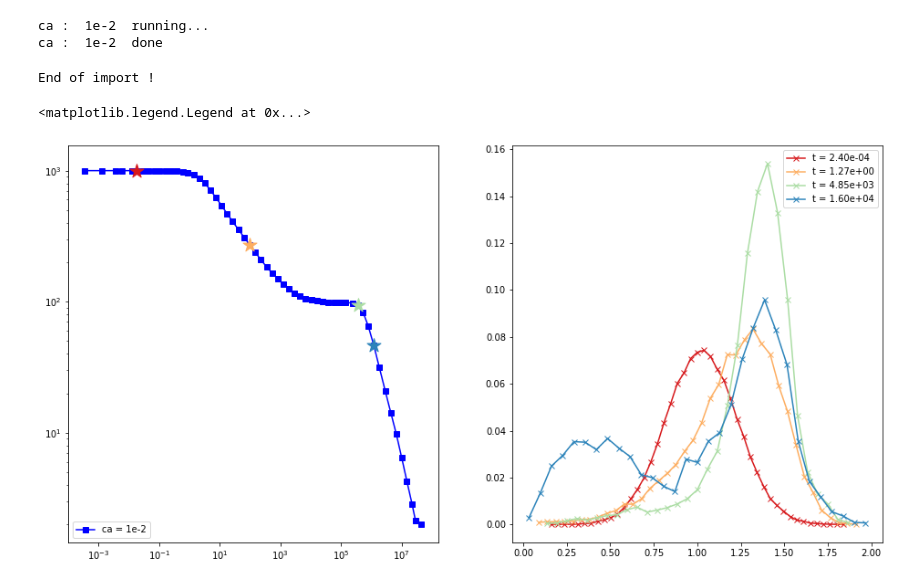
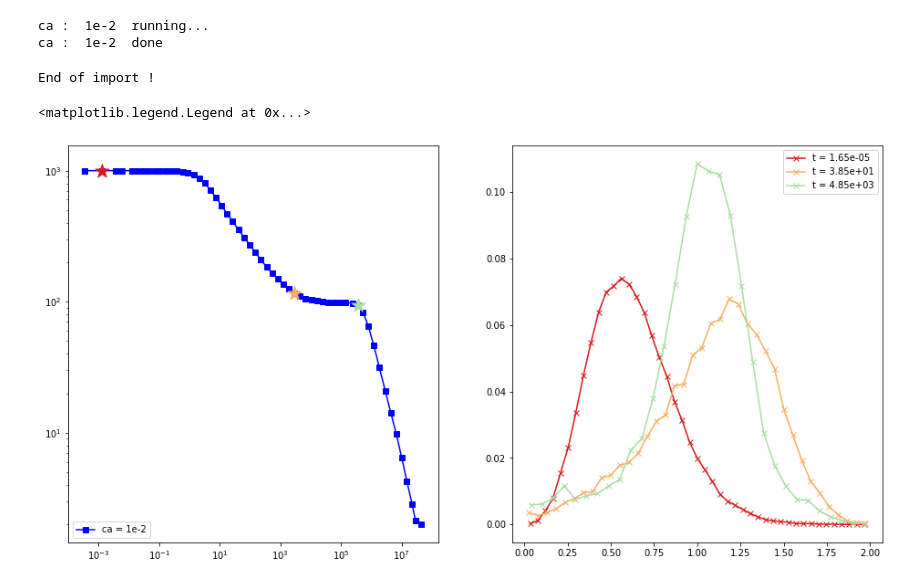
Before and after one commit to VirtualEmbryo/hydroosmotic_chain, a Jupyter notebook: _notebook/osmotic - pumping.ipynb, the cells around one changed output. Cells and saved outputs as stored; diff of their text form; code cells hidden in the pictures.

```diff
--- a/_notebook/osmotic - pumping.ipynb
+++ b/_notebook/osmotic - pumping.ipynb
@@ -529,7 +529,8 @@ def make_step_dict(T_dict, time_plot_list, npts, nsim) :
             step_dict[n][k] = np.argmin(np.abs(T_dict[k] - time_plot_list[n]))
     return step_dict
 
-def calc_distrib(time, folder) :
+def calc_distrib(time, folder, area = False) :
+    global mu
     dat = {}
     for elem in os.listdir(folder) :
         if elem.startswith('run') :
@@ -542,21 +543,26 @@ def calc_distrib(time, folder) :
     new_L = np.concatenate([dat[k][1][1:] for k in dat.keys()])
     bins = np.max([10, 10+int(np.log10(len(new_L)))*7])
 
-    y, x = np.histogram(new_L, bins=bins, weights=np.ones_like(new_L)/len(new_L))
+    if area :
+        new_A = new_L**2 / mu
+        y, x = np.histogram(new_A, bins=bins, weights=np.ones_like(new_A)/len(new_A))
+    else :
+        y, x = np.histogram(new_L, bins=bins, weights=np.ones_like(new_L)/len(new_L))
     x = 0.5*(x[1:]+x[:-1])
     distrib = [x, y]
     return distrib
 # %%
 NT_p = {}
 #chis, chiv = 50, 50
-chis, chiv = 1, 50
+chis, chiv = 5, 500
 #for ca in ['1e-2', '1e-1', '1e0', '1e1'] :
 for ca in ['1e-2'] :
     print('ca : ', ca, ' running...', end='\n')
     NT_p[ca] = {}
     if ca != 10 :
         for n in range(20) :
-            filename = os.path.join(main_dir, 'N1000', 'chiv'+str(chiv)+'_chis'+str(chis), 'ca'+ca, 'run'+str(n).zfill(4), 'sim_nlum.dat')
+            #filename = os.path.join(main_dir, 'N1000', 'chiv'+str(chiv)+'_chis'+str(chis), 'ca'+ca, 'run'+str(n).zfill(4), 'sim_nlum.dat')
+            filename = os.path.join('/Users/mathieuleverge/git/chain_lumen/_data/osmotic/N1000/ell10', 'chiv'+str(chiv)+'_chis'+str(chis), 'run'+str(n).zfill(4), 'sim_nlum.dat')
             NT_p[ca][n] = np.loadtxt(filename)
 
     else :
@@ -572,11 +578,11 @@ wmax_dict = {'1e-2' : 6, '1e-1' : 5, '1e0' : 4, '1e1' : 3}
 npts = 60
 
 #steps = [10, 20, 27, 30]
-steps = [5, 25, 44, 47]
+steps = [1, 33, 44]
 col_steps = {steps[0] : '#d7191c',
              steps[1] : '#fdae61',
              steps[2] : '#abdda4',
-             steps[3] : '#2b83ba',
+             #steps[3] : '#2b83ba',
              #steps[4] : '#F27FBE',
             }
 
@@ -597,32 +603,32 @@ for ca in [ca] :
     #T=1
     index_array = gen_index_array(NT_p[ca][0], npts)
     res_avg, res_std = an.batch(data_dict=NT_p[ca], wmin=wmin, wmax=wmax, nwindow=npts)
     #print(res_avg)
     ax[0].plot(res_avg[:, 0]/T, res_avg[:, 1], marker='s', color = ca_dict[float(ca)][1], label = 'ca = '+str(ca))
     if ca == '1e-2' :
         for s in steps :
             ax[0].scatter(res_avg[s, 0]/T, res_avg[s, 1], color=col_steps[s], zorder=10, marker='*', s=250)
             if os.path.isfile('Nt_avg_chiv'+str(chiv)+'_chis'+str(chis)+'_ca'+ca+'_step'+str(s)+'.txt') :
                 distrib = np.loadtxt('Nt_avg_chiv'+str(chiv)+'_chis'+str(chis)+'_ca'+ca+'_step'+str(s)+'.txt')
             else :
                 #print('Calculating distribution at step ', s, end='\r')
-                distrib = calc_distrib(time = res_avg[s, 0], folder=folder)
+                distrib = calc_distrib(time = res_avg[s, 0], folder=folder, area=True)
                 np.savetxt('Nt_avg_chiv'+str(chiv)+'_chis'+str(chis)+'_ca'+ca+'_step'+str(s)+'.txt', distrib)
             ax[1].plot(distrib[0]/np.average(distrib[0]), distrib[1], label='t = ' +"{:2.2e}".format(res_avg[s, 0]), marker='x', color=col_steps[s])
             #ax[1].(distrib[0]/np.average(distrib[0]), distrib[1], label='t = ' +"{:2.2e}".format(res_avg[s, 0]), marker='x', color=col_steps[s])
 
             if show_sim :
                 for k in NT_p[ca].keys() :
                     ax[0].plot(NT_p[ca][k][:, 0]/T, NT_p[ca][k][:, 1], color=ca_dict[float(ca)][1], alpha=0.1)
 
     np.savetxt('Nt_avg_chiv'+str(chiv)+'_chis'+str(chis)+'_ca'+ca+'.txt', res_avg)
 
 
 ax[1].legend()
 ax[0].legend(loc=3)
 
 #plt.savefig('/Users/mathieuleverge/Documents/cavidoc/hydroosmotic/pumping_distributions.eps', format='eps')
 # %% [output]
 End of import !
 <matplotlib.legend.Legend at 0x...>
-[figure, old version]
+[figure, new version]
```
Also changed, not shown: parts of 9 cells of this notebook, 10 other files.
